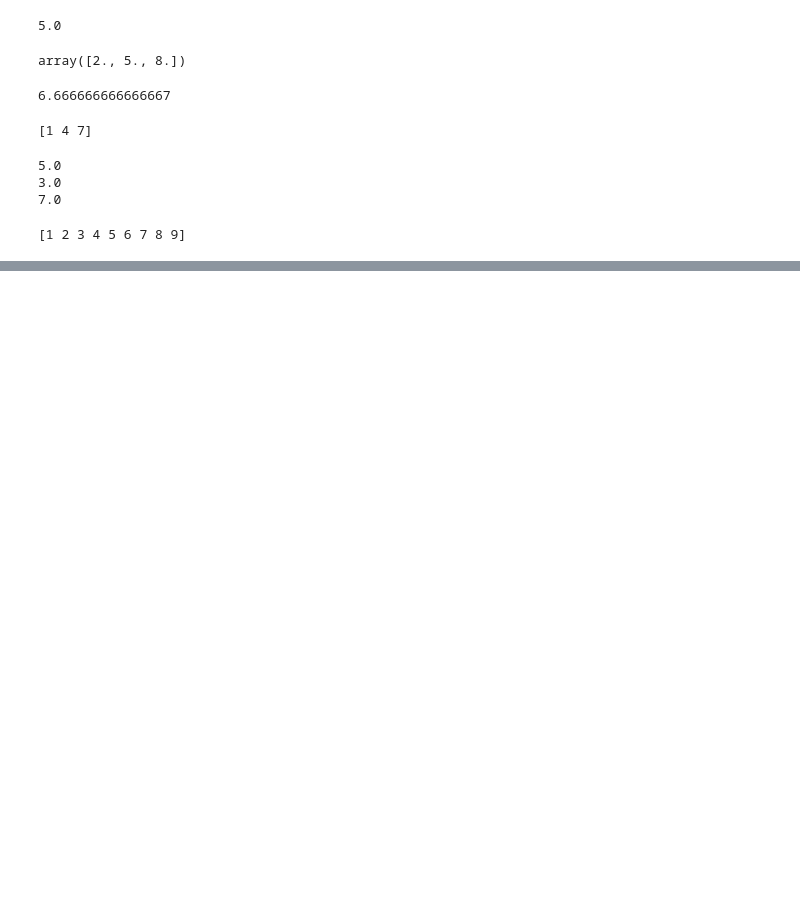
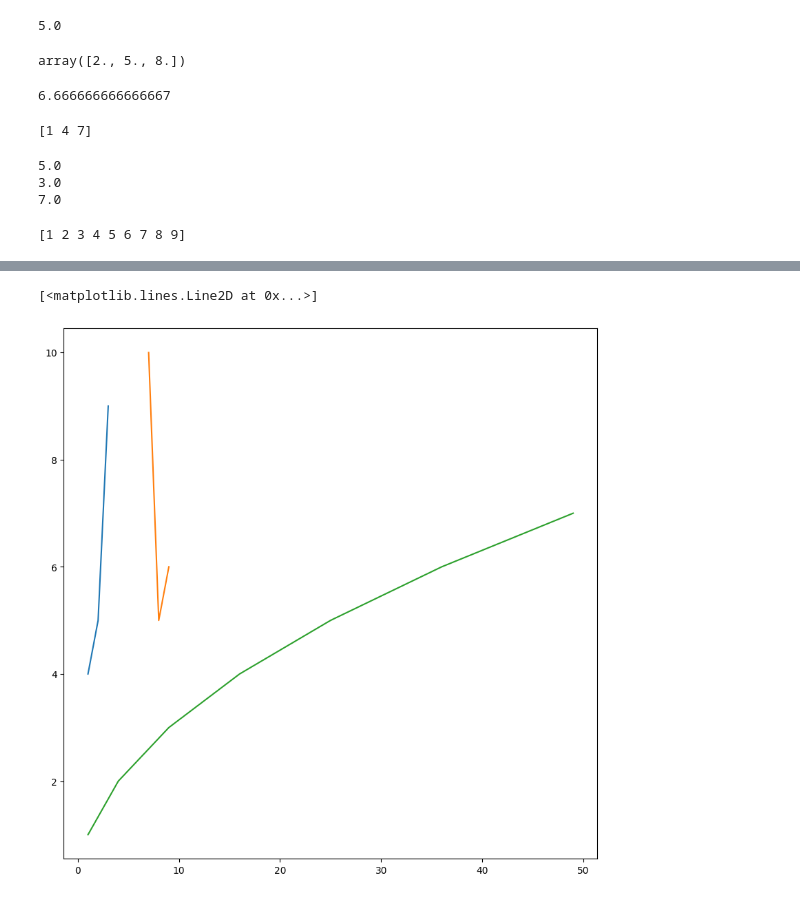
Before and after one commit to Krishwall/pythondatascience, a Jupyter notebook: dataanalysis/numpy.ipynb, the cells around one changed output, grey strips where cells are left out. Saved outputs shown, nothing was run; the diff lists cells and outputs as text; code cells hidden in the pictures; blank space fills up the shorter version.

```diff
--- a/dataanalysis/numpy.ipynb
+++ b/dataanalysis/numpy.ipynb
@@ -136,0 +247,10 @@ print(a.reshape(2,2,4))
+# %%
+
+plt.figure(figsize=(10,10))
+plt.plot([1,2,3],[4,5,9])
+plt.plot([7,8,9],[10,5,6])
+x=[1,2,3,4,5,6,7]
+plt.plot(list(map(lambda x:x**2,x)),list(map(lambda x:x,x)))
+# %% [output]
+[<matplotlib.lines.Line2D at 0x...>]
+[figure, added]
```
Also changed, not shown: parts of 18 cells of this notebook, 1 other file.
